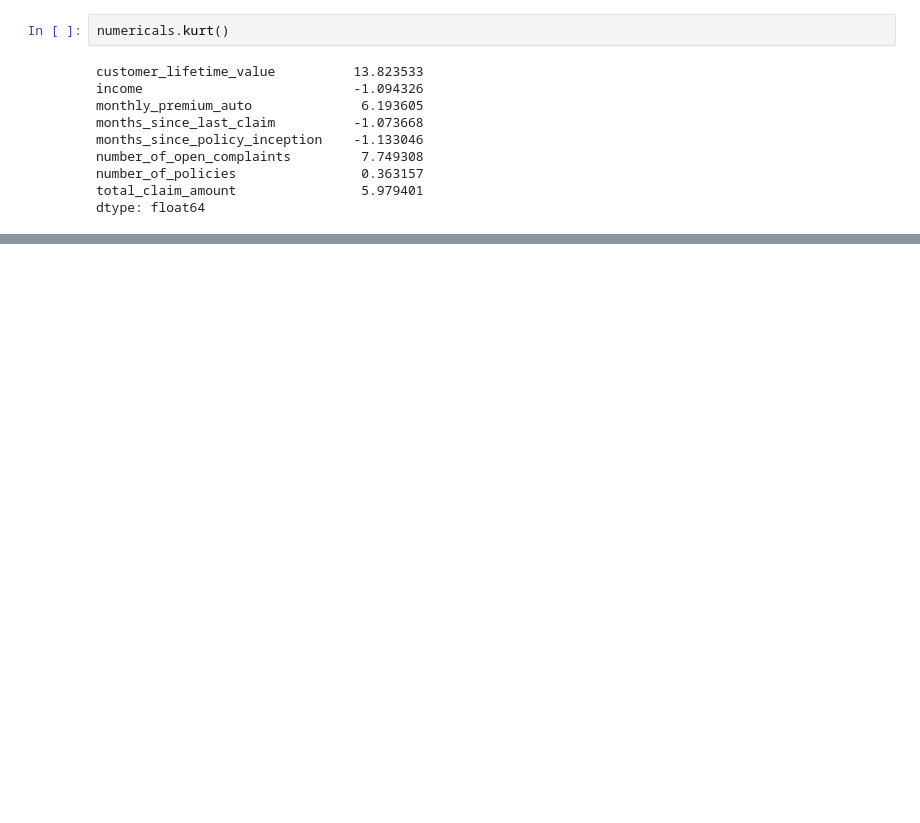
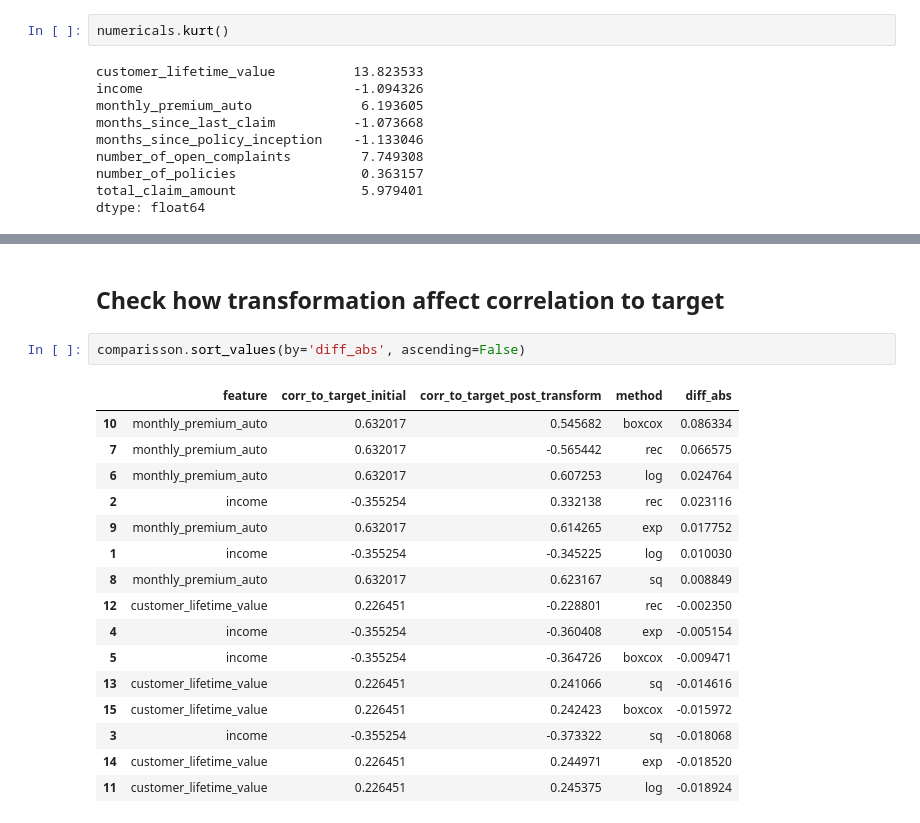
Before and after one commit to nataschaberg/linear-regression-lab, a Jupyter notebook: lab-6.ipynb, the cells around one changed output, grey strips where cells are left out. Drawn from its saved outputs; the diff is of its cells as text; blank space fills up the shorter version.

```diff
--- a/lab-6.ipynb
+++ b/lab-6.ipynb
@@ -199,0 +195,21 @@ apply_all_transformations(df, 'total_claim_amount')
+# %% [markdown]
+## Check how transformation affect correlation to target
+# %%
+comparisson.sort_values(by='diff_abs', ascending=False)
+# %% [output]
+|  | feature | corr_to_target_initial | corr_to_target_post_transform | method | diff_abs |
+| 10 | monthly_premium_auto | 0.632017 | 0.545682 | boxcox | 0.086334 |
+| 7 | monthly_premium_auto | 0.632017 | -0.565442 | rec | 0.066575 |
+| 6 | monthly_premium_auto | 0.632017 | 0.607253 | log | 0.024764 |
+| 2 | income | -0.355254 | 0.332138 | rec | 0.023116 |
+| 9 | monthly_premium_auto | 0.632017 | 0.614265 | exp | 0.017752 |
+| 1 | income | -0.355254 | -0.345225 | log | 0.010030 |
+| 8 | monthly_premium_auto | 0.632017 | 0.623167 | sq | 0.008849 |
+| 12 | customer_lifetime_value | 0.226451 | -0.228801 | rec | -0.002350 |
+| 4 | income | -0.355254 | -0.360408 | exp | -0.005154 |
+| 5 | income | -0.355254 | -0.364726 | boxcox | -0.009471 |
+| 13 | customer_lifetime_value | 0.226451 | 0.241066 | sq | -0.014616 |
+| 15 | customer_lifetime_value | 0.226451 | 0.242423 | boxcox | -0.015972 |
+| 3 | income | -0.355254 | -0.373322 | sq | -0.018068 |
+| 14 | customer_lifetime_value | 0.226451 | 0.244971 | exp | -0.018520 |
+| 11 | customer_lifetime_value | 0.226451 | 0.245375 | log | -0.018924 |
```
Also changed, not shown: parts of 35 cells of this notebook.
